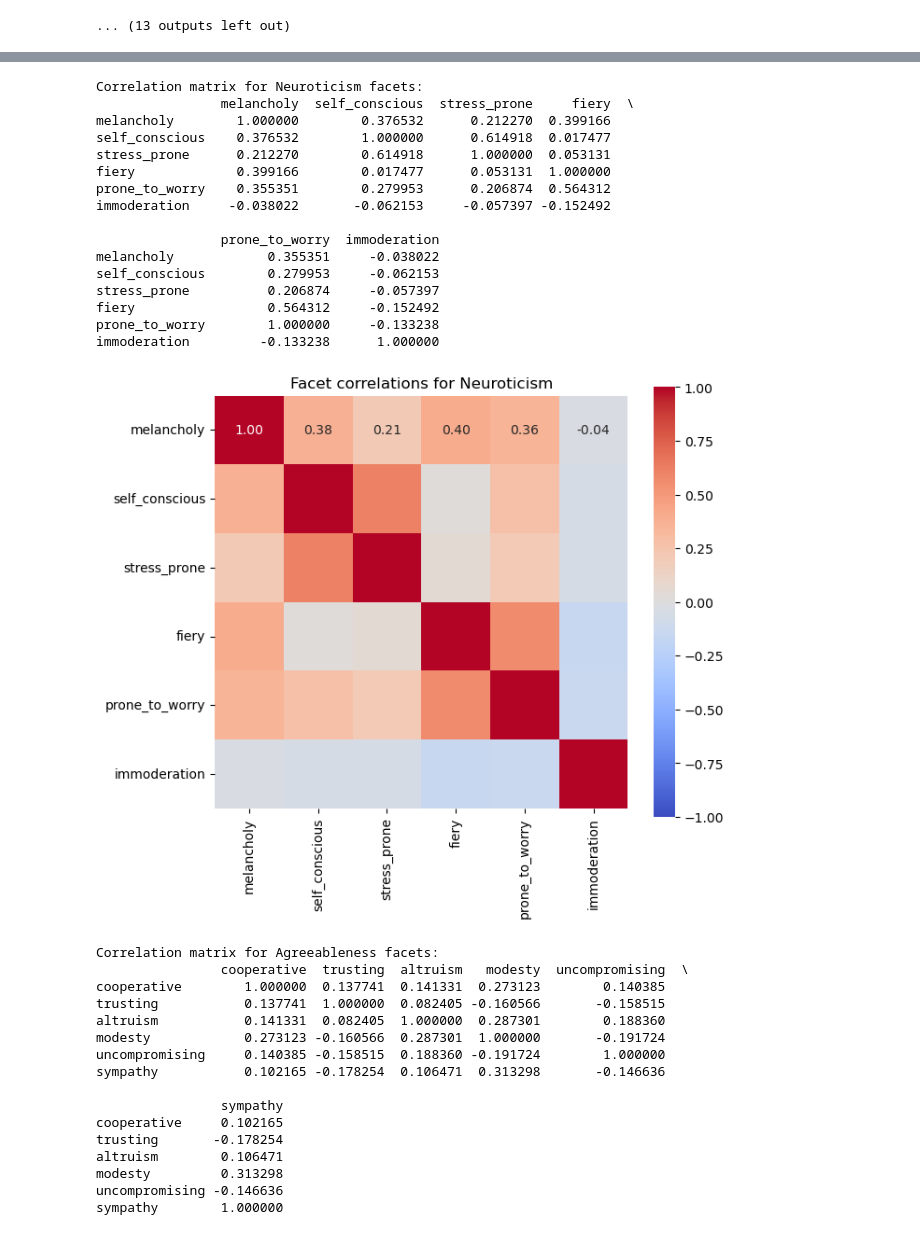
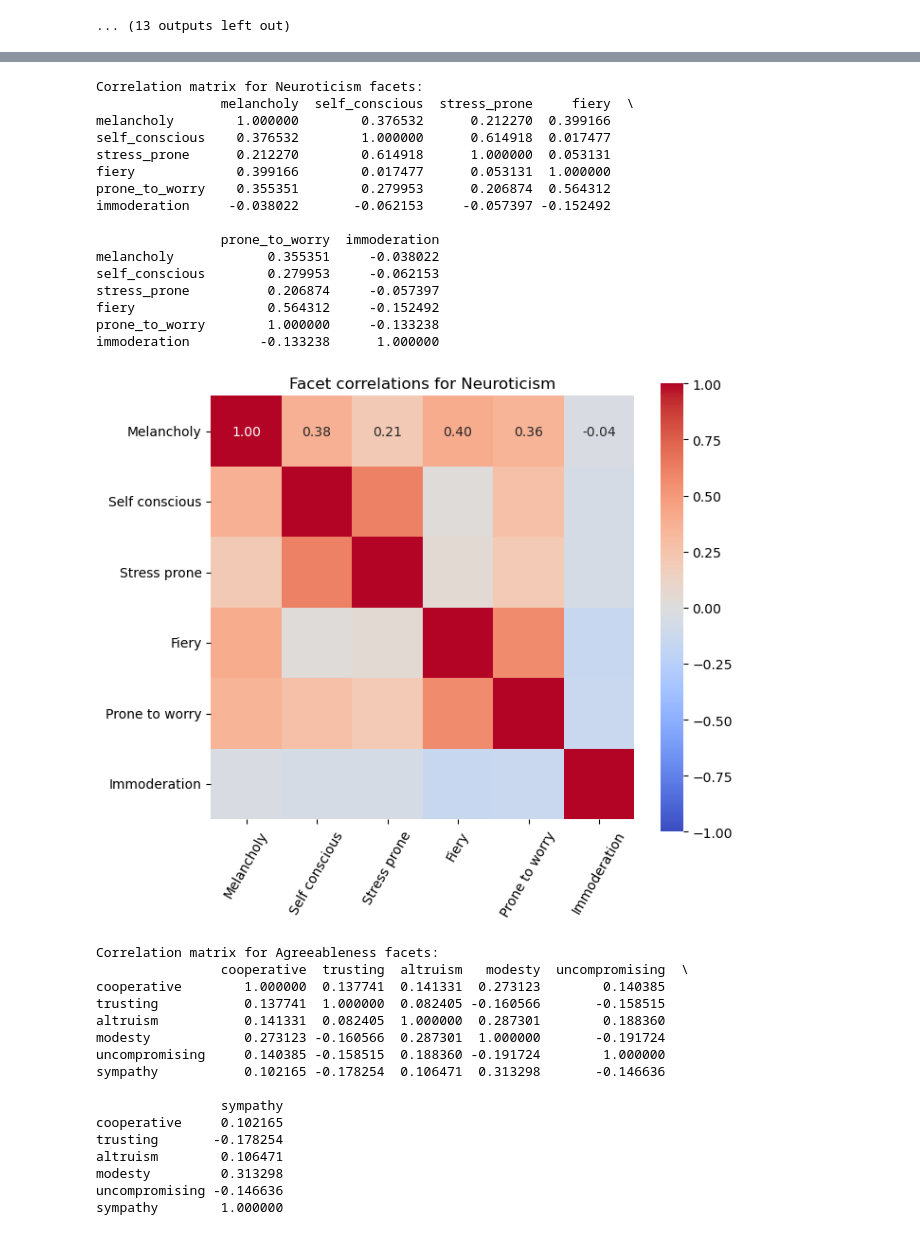
Before and after one commit to TobiasNikolaisen/bigfive_patterns, a Jupyter notebook: datasets/data_analysis.ipynb, the cells around one changed output, grey strips where cells are left out. Saved outputs shown, nothing was run; the diff lists cells and outputs as text; code cells hidden in the pictures.

```diff
--- a/datasets/data_analysis.ipynb
+++ b/datasets/data_analysis.ipynb
@@ -132,6 +132,8 @@ for trait, facets in traits.items():
     sns.heatmap(corr_display, annot=True, fmt=".2f", cmap="coolwarm", square=True, cbar=True,
                 vmin=-1, vmax=1)
     plt.title(f"Facet correlations for {trait.title()}")
+    plt.xticks(ticks=np.arange(len(facets_present)) + 0.5, labels=[f.replace("_", " ").capitalize() for f in facets_present], rotation=60)
+    plt.yticks(ticks=np.arange(len(facets_present)) + 0.5, labels=[f.replace("_", " ").capitalize() for f in facets_present], rotation=0)
     plt.tight_layout()
     plt.show()
 # %% [output]
@@ -189,20 +191,20 @@ self_efficacy            0.559487       1.000000
 Correlation matrix for Neuroticism facets:
                 melancholy  self_conscious  stress_prone     fiery  \
 melancholy        1.000000        0.376532      0.212270  0.399166
 self_conscious    0.376532        1.000000      0.614918  0.017477
 stress_prone      0.212270        0.614918      1.000000  0.053131
 fiery             0.399166        0.017477      0.053131  1.000000
 prone_to_worry    0.355351        0.279953      0.206874  0.564312
 immoderation     -0.038022       -0.062153     -0.057397 -0.152492
 
                 prone_to_worry  immoderation
 melancholy            0.355351     -0.038022
 self_conscious        0.279953     -0.062153
 stress_prone          0.206874     -0.057397
 fiery                 0.564312     -0.152492
 prone_to_worry        1.000000     -0.133238
 immoderation         -0.133238      1.000000
-[figure, old version]
+[figure, new version]
 Correlation matrix for Agreeableness facets:
                 cooperative  trusting  altruism   modesty  uncompromising  \
 cooperative        1.000000  0.137741  0.141331  0.273123        0.140385
```
Also changed, not shown: parts of 7 cells of this notebook, 3 other files.
